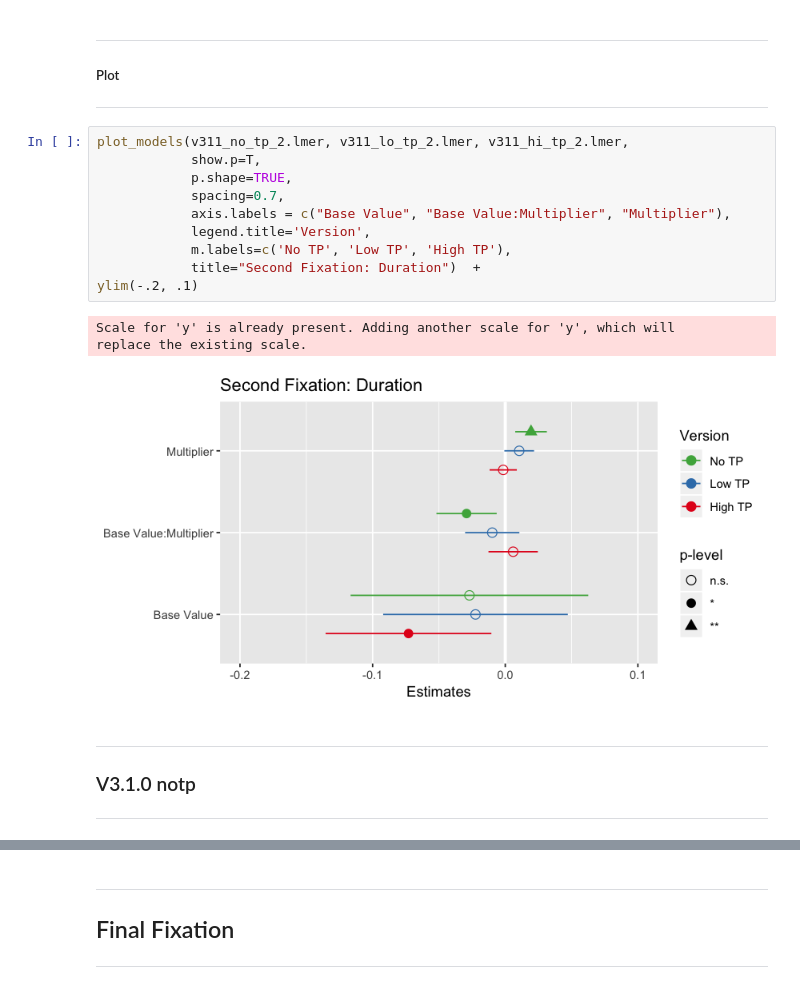
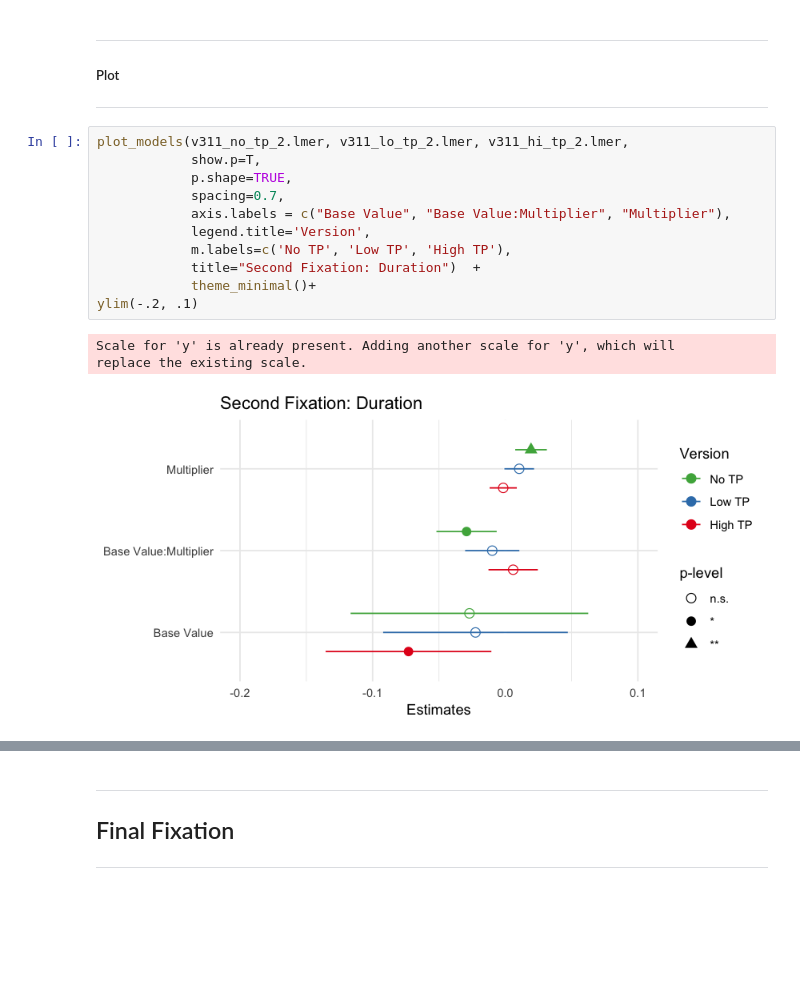
Before and after one commit to danieljwilson/MADE, a Jupyter notebook: 3_experiment/3_3_data_analysis_md/v311.ipynb, the cells around one changed output, grey strips where cells are left out. Drawn from its saved outputs; the diff is of its cells as text; blank space fills up the shorter version.

```diff
--- a/3_experiment/3_3_data_analysis_md/v311.ipynb
+++ b/3_experiment/3_3_data_analysis_md/v311.ipynb
@@ -895,18 +895,15 @@ tab_model(v311_no_tp_2.lmer, v311_lo_tp_2.lmer, v311_hi_tp_2.lmer,
 # %%
 plot_models(v311_no_tp_2.lmer, v311_lo_tp_2.lmer, v311_hi_tp_2.lmer,
             show.p=T,
             p.shape=TRUE,
             spacing=0.7,
             axis.labels = c("Base Value", "Base Value:Multiplier", "Multiplier"),
             legend.title='Version',
             m.labels=c('No TP', 'Low TP', 'High TP'),
             title="Second Fixation: Duration")  +
+            theme_minimal()+
 ylim(-.2, .1)
 # %% [output]
 Scale for 'y' is already present. Adding another scale for 'y', which will
 replace the existing scale.
-[figure, old version]
+[figure, new version]
-# %% [markdown]
----
-### V3.1.0 notp
----
```
Also changed, not shown: parts of 178 cells of this notebook.
